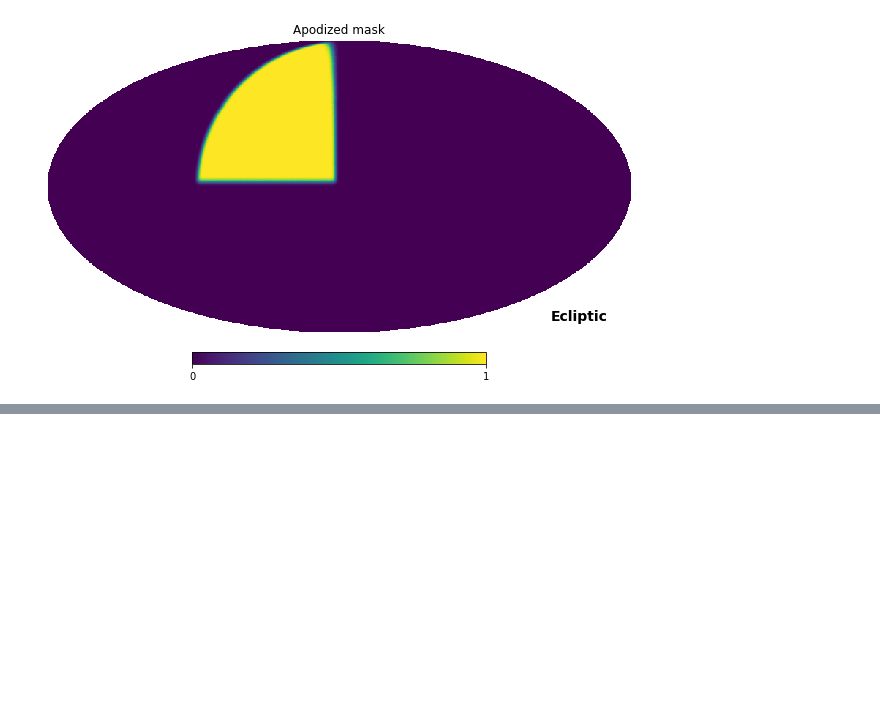
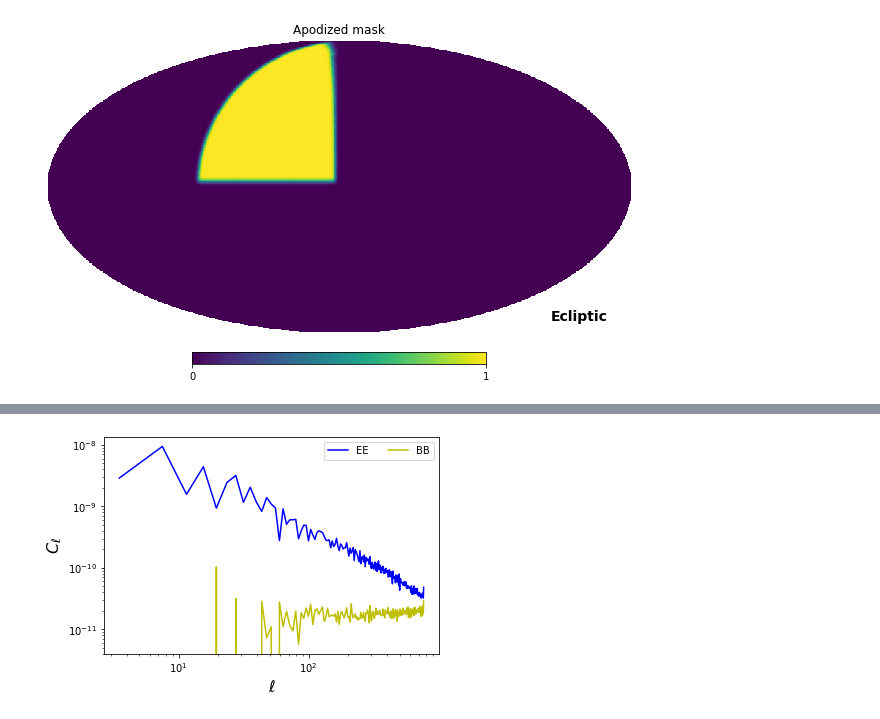
Before and after one commit to LSSTDESC/SkySim5000_IA_infusion, a Jupyter notebook: NaMaster.ipynb, the cells around one changed output, grey strips where cells are left out. Cells and saved outputs as stored; diff of their text form; code cells hidden in the pictures; blank space fills up the shorter version.

```diff
--- a/NaMaster.ipynb
+++ b/NaMaster.ipynb
@@ -46,0 +59,10 @@ Table length=1113829
+# %%
+plt.plot(ell_arr, cl_22[0], 'b-', label='EE')
+plt.plot(ell_arr, cl_22[3], 'y-', label='BB')
+plt.loglog()
+plt.xlabel('$\\ell$', fontsize=16)
+plt.ylabel('$C_\\ell$', fontsize=16)
+plt.legend(loc='upper right', ncol=2, labelspacing=0.1)
+plt.show()
+# %% [output]
+[figure, added]
```
Also changed, not shown: parts of 15 cells of this notebook.
